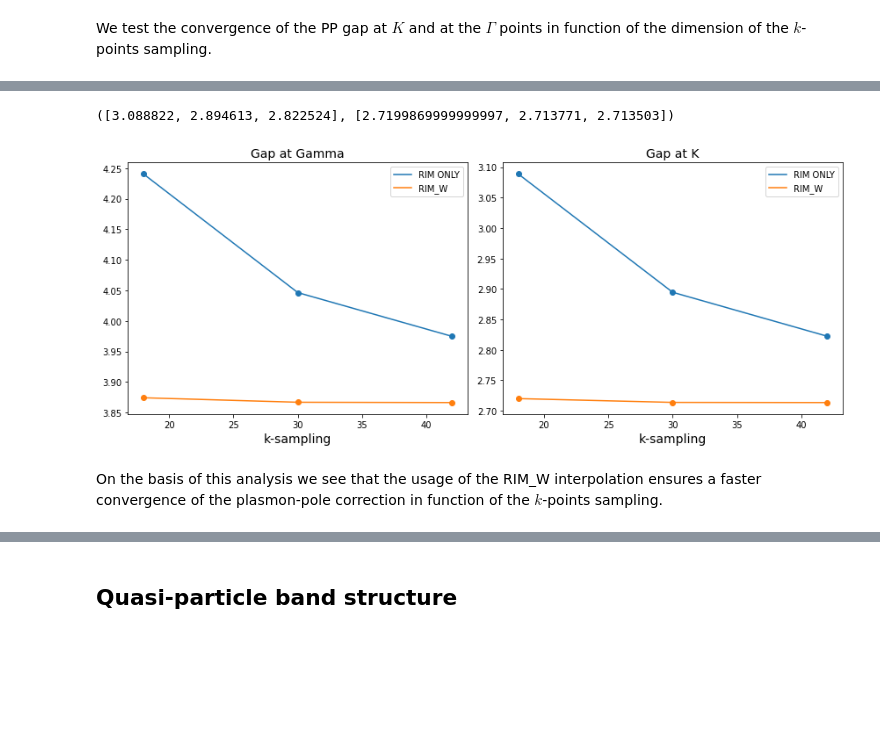
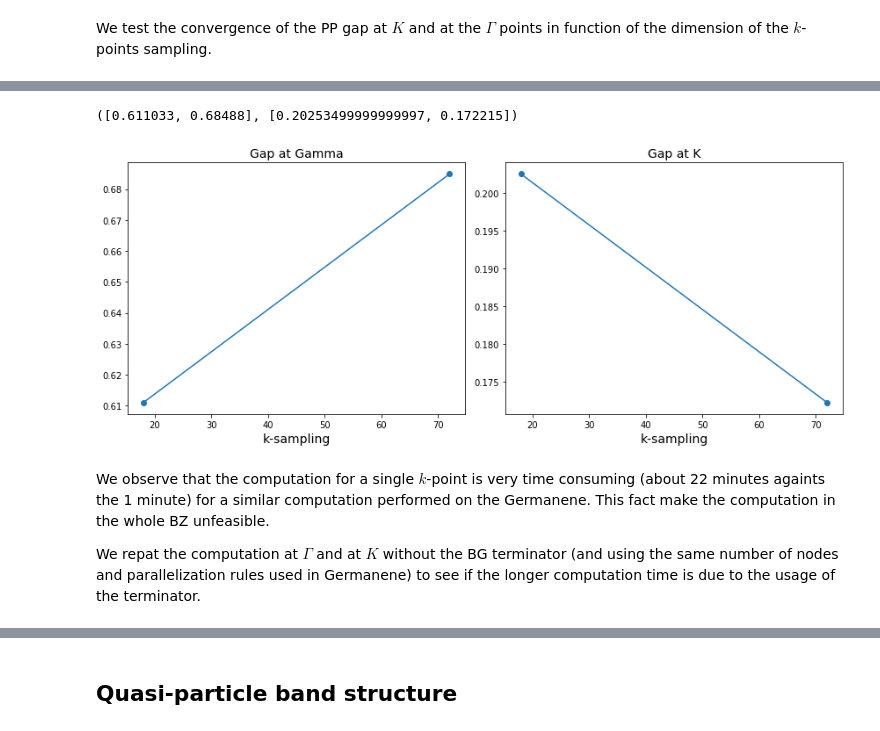
Before and after one commit to marcodalessandro76/Stanene, a Jupyter notebook: GW_Analysis.ipynb, the cells around one changed output, grey strips where cells are left out. Cells and saved outputs as stored; diff of their text form; code cells hidden in the pictures; blank space fills up the shorter version.

```diff
--- a/GW_Analysis.ipynb
+++ b/GW_Analysis.ipynb
@@ -57,6 +51,6 @@ Initialize a Yambo calculator with scheduler slurm
 # %%
 # RunRules for m100
-nodes = 32 # 16
+nodes = 8 # 16
 ntasks_per_node = 4
 cpus_per_task=32
 omp_num_threads=8
@@ -66,11 +60,11 @@ pe=8
 ntasks = nodes*ntasks_per_node
 
 rr = C.RunRules(scheduler='slurm',partition='m100_usr_prod',
-                account='IscrC_PhoGra',qos='m100_qos_bprod',
-                memory='230GB',time='23:59:00',
+                account='IscrC_PrExIn',
+                memory='120GB',time='23:59:00',
                 nodes=nodes,ntasks_per_node=ntasks_per_node,
                 cpus_per_task=cpus_per_task,omp_num_threads=omp_num_threads,
                 gpus_per_node=gpus_per_node,pe=pe,
                 map_by='socket',rank_by='core')
-code = C.YamboCalculator(rr) #,reformat=False
+code = C.YamboCalculator(rr)
 code.global_options()
@@ -999,9 +1012,10 @@ study.set_postprocessing_function(PP.yambo_parse_data)
 for k in kpoints:
     source_dir = 'DFT_analysis/kpoints_%s-nbnds_500.save'%k
     run_dir = 'GW_analysis/kpoints_%s-nbnds_500'%k
-    Tools.init_yambo_run_dir(Tools.make_p2y(source_dir),run_dir=run_dir)
+    Tools.init_yambo_run_dir(Tools.make_p2y(source_dir,
+        p2y_command='mpirun -np 1 p2y'),run_dir=run_dir,yambo_command='mpirun -np 1 yambo')
 
-    inp = I.YamboInput(args='yambo -r -k hartee -dyson n -gw0 p -V all',folder=run_dir)
+    inp = I.YamboInput(args='mpirun -np 1 yambo -r -k hartee -dyson n -gw0 p -V all',folder=run_dir)
     inp.set_extendOut()
     inp.activate_RIM_W()
     inp.set_array_variables(units=EXXRLVcs_units,EXXRLvcs=EXXRLvcs,VXCRLvcs=EXXRLvcs)
@@ -1015,22 +1029,21 @@ for k in kpoints:
     inp.set_array_variables(BndsRnXp=BndsRnXp,GbndRnge=GbndRnge)
     #inp.set_scalar_variables(SE_ROLEs='q.qp.b',SE_CPU='2.1.16') # for 1 nodes on ismhpc (with 32 mpi and 1 omp per node)
     inp.set_scalar_variables(SE_ROLEs='q.qp.b',SE_CPU='2.1.16') # for 8 nodes on m100
+    #inp.set_scalar_variables(SE_ROLEs='q.qp.b',SE_CPU='1.1.%s'%ntasks) # this coulb be the best choice (to be tested)
     inp.set_scalar_variables(X_and_IO_ROLEs='q.g.k.c.v',X_and_IO_CPU='1.1.1.%s.%s'%(ntasks_c,ntasks_v))
     inp.set_scalar_variables(DIP_ROLEs='k.c.v',DIP_CPU='1.%s.%s'%(ntasks_c,ntasks_v))
 
     # append run at G
     inp.set_kRange(Gamma_index[k],Gamma_index[k])
-    inp.deactivate_RIM_W()
     idd = 'pp-G-kpoints_%s'%k
     jobname = [idd,'ndb_rim_cutoff','ndb_hf_G',
-               'ndb_em1d-ngsblkxp_%s-bndsrnxp_%s'%(NGsBlkXp,BndsRnXp[1])]
+               'ndb_em1d-ngsblkxp_%s-bndsrnxp_%s'%(NGsBlkXp,BndsRnXp[1]),'ndb_dipoles-nbnds_500']
     study.append_run(id=idd,input=inp,runner=code,run_dir=run_dir,jobname=jobname,reformat=False)
     # append run at K
     inp.set_kRange(K_index[k],K_index[k])
-    inp.deactivate_RIM_W()
     idd = 'pp-K-kpoints_%s'%k
     jobname = [idd,'ndb_rim_cutoff','ndb_hf_K',
-               'ndb_em1d-ngsblkxp_%s-bndsrnxp_%s'%(NGsBlkXp,BndsRnXp[1])]
+               'ndb_em1d-ngsblkxp_%s-bndsrnxp_%s'%(NGsBlkXp,BndsRnXp[1]),'ndb_dipoles-nbnds_500']
     study.append_run(id=idd,input=inp,runner=code,run_dir=run_dir,jobname=jobname,reformat=False)
 # %% [output]
 16 2
@@ -1083,35 +1081,28 @@ results_K_rimw = [results[r] for r in [3,7,11]]
 # %%
-gap_G, gap_G_rimw = [],[]
+results_G, results_K = study.fetch_results(id='-G-'),study.fetch_results(id='-K-')
+gap_G,gap_K = [],[]
 for ind,k in enumerate(kpoints):
     gap_G.append(results_G[ind].data.get_gap(k_full=Gamma_index[k],band_full=start_band,verbose=False))
-    gap_G_rimw.append(results_G_rimw[ind].data.get_gap(k_full=Gamma_index[k],band_full=start_band,verbose=False))
-
-gap_K, gap_K_rimw = [],[]
-for ind,k in enumerate(kpoints):
     gap_K.append(results_K[ind].data.get_gap(k_full=K_index[k],band_full=start_band,verbose=False))
-    gap_K_rimw.append(results_K_rimw[ind].data.get_gap(k_full=K_index[k],band_full=start_band,verbose=False))
-gap_K, gap_K_rimw
+gap_G,gap_K
 # %% [output]
-([3.088822, 2.894613, 2.822524], [2.7199869999999997, 2.713771, 2.713503])
+([0.611033, 0.68488], [0.20253499999999997, 0.172215])
 # %%
 fig, axes = plt.subplots(nrows=1, ncols=2, figsize=(12, 5))
-axes[0].plot(kpoints, gap_G,label='RIM ONLY')
+axes[0].plot(kpoints,gap_G)
 axes[0].scatter(kpoints,gap_G)
-axes[0].plot(kpoints, gap_G_rimw,label='RIM_W')
-axes[0].scatter(kpoints,gap_G_rimw)
 axes[0].set_title('Gap at Gamma',size=14)
 axes[0].set_xlabel('k-sampling',size=14)
-axes[1].plot(kpoints, gap_K,label='RIM ONLY')
+axes[1].plot(kpoints, gap_K)
 axes[1].scatter(kpoints,gap_K)
-axes[1].plot(kpoints, gap_K_rimw,label='RIM_W')
-axes[1].scatter(kpoints,gap_K_rimw)
+axes[1].set_xlabel('k-sampling',size=14)
 axes[1].set_title('Gap at K',size=14)
-axes[1].set_xlabel('k-sampling',size=14)
-axes[0].legend()
-axes[1].legend()
 fig.tight_layout()
 # %% [output]
-[figure, old version]
+[figure, new version]
-# %% [markdown]
-On the basis of this analysis we see that the usage of the RIM_W interpolation ensures a faster convergence
-of the plasmon-pole correction in function of the $k$-points sampling.
+# %% [markdown]
+We observe that the computation for a single  $k$-point is very time consuming (about 22 minutes againts the 1 minute)
+for a similar computation performed on the Germanene. This fact make the computation in the whole BZ unfeasible.
+
+We repat the computation at $\Gamma$ and at $K$ without the BG terminator (and using the same number of nodes and parallelization
+rules used in Germanene) to see if the longer computation time is due to the usage of the terminator.
```
Also changed, not shown: parts of 16 cells of this notebook.
